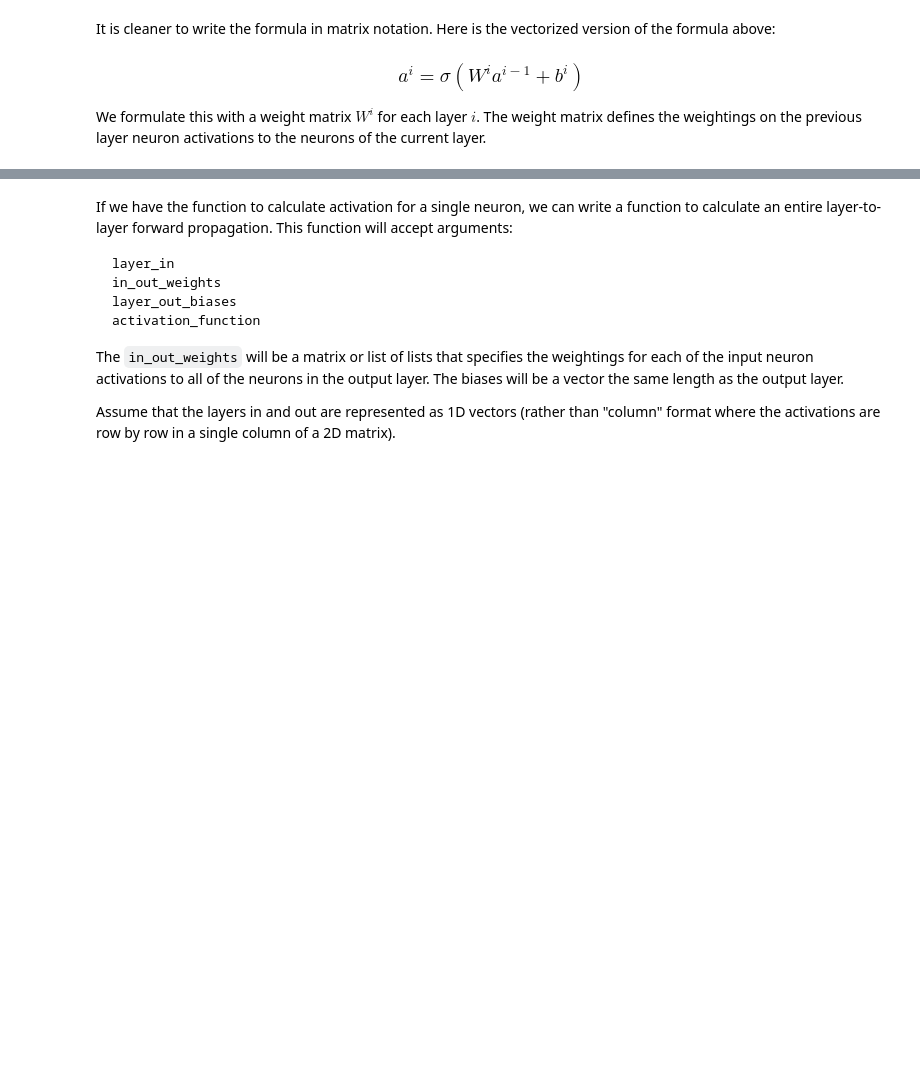
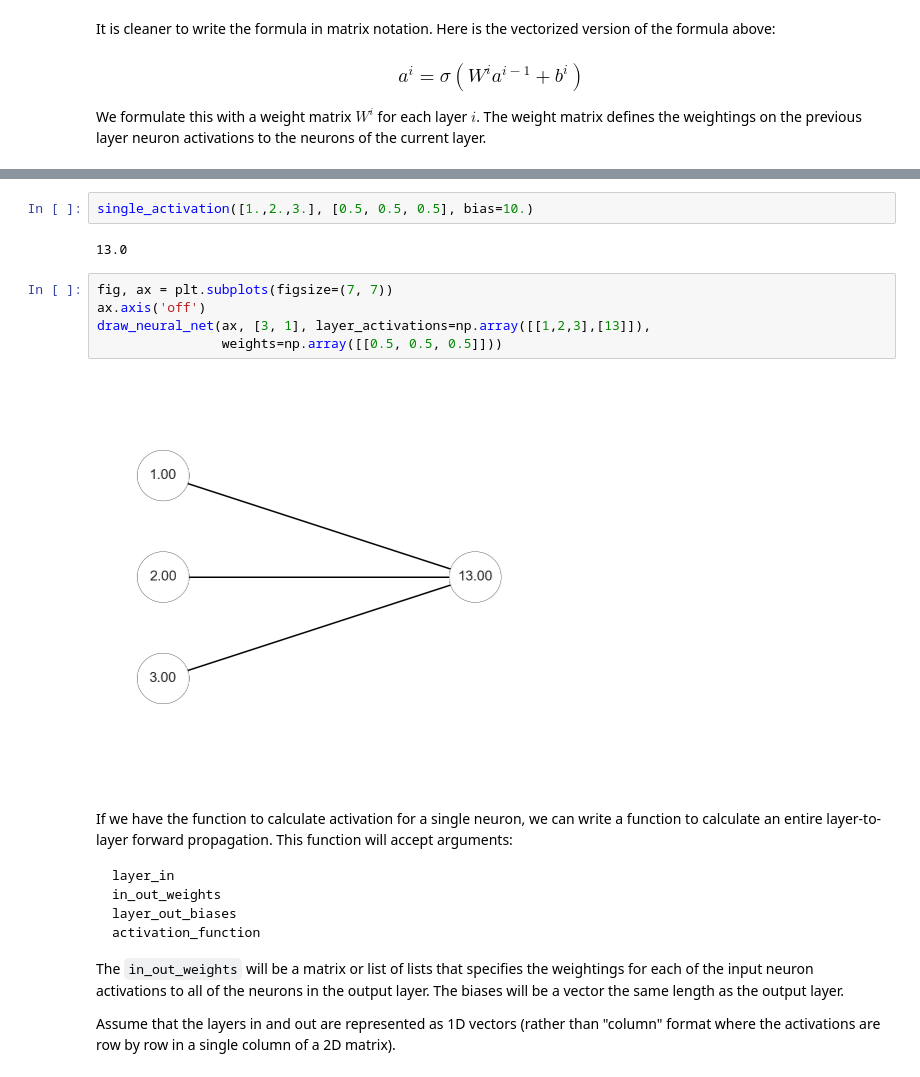
Before and after one commit to austinmwhaley/DSI-SF-4-austinmwhaley, a Jupyter notebook: curriculum/week-11/4.1-nnet-backprop/neural-networks-backpropagation.ipynb, the cells around one changed output, grey strips where cells are left out. Cells and saved outputs as stored; diff of their text form; blank space fills up the shorter version.

```diff
--- a/curriculum/week-11/4.1-nnet-backprop/neural-networks-backpropagation.ipynb
+++ b/curriculum/week-11/4.1-nnet-backprop/neural-networks-backpropagation.ipynb
@@ -130,3 +150,14 @@ First write a function to calculate the activation of a **single** neuron given
+# %%
+single_activation([1.,2.,3.], [0.5, 0.5, 0.5], bias=10.)
+# %% [output]
+13.0
+# %%
+fig, ax = plt.subplots(figsize=(7, 7))
+ax.axis('off')
+draw_neural_net(ax, [3, 1], layer_activations=np.array([[1,2,3],[13]]),
+                weights=np.array([[0.5, 0.5, 0.5]]))
+# %% [output]
+[figure, added]
 # %% [markdown]
 If we have the function to calculate activation for a single neuron, we can write a function to calculate an entire layer-to-layer forward propagation. This function will accept arguments:
 
```
Also changed, not shown: parts of 59 cells of this notebook.
